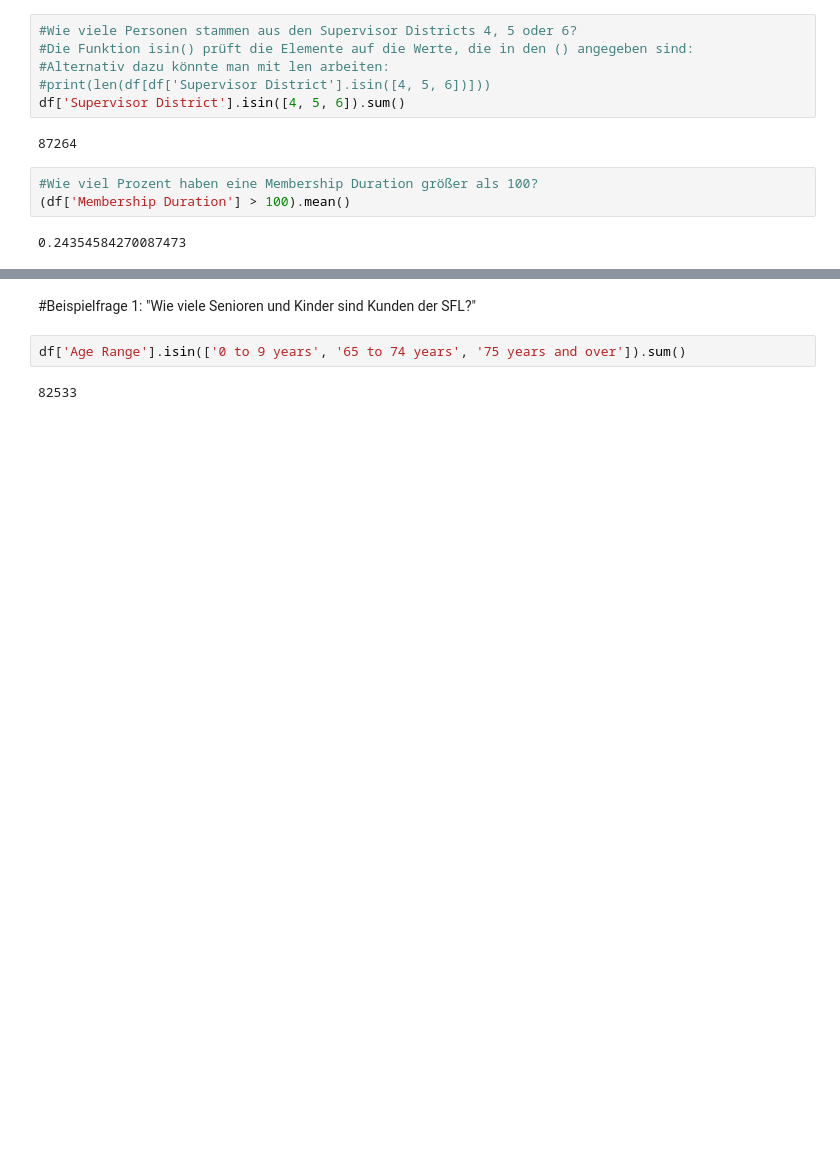
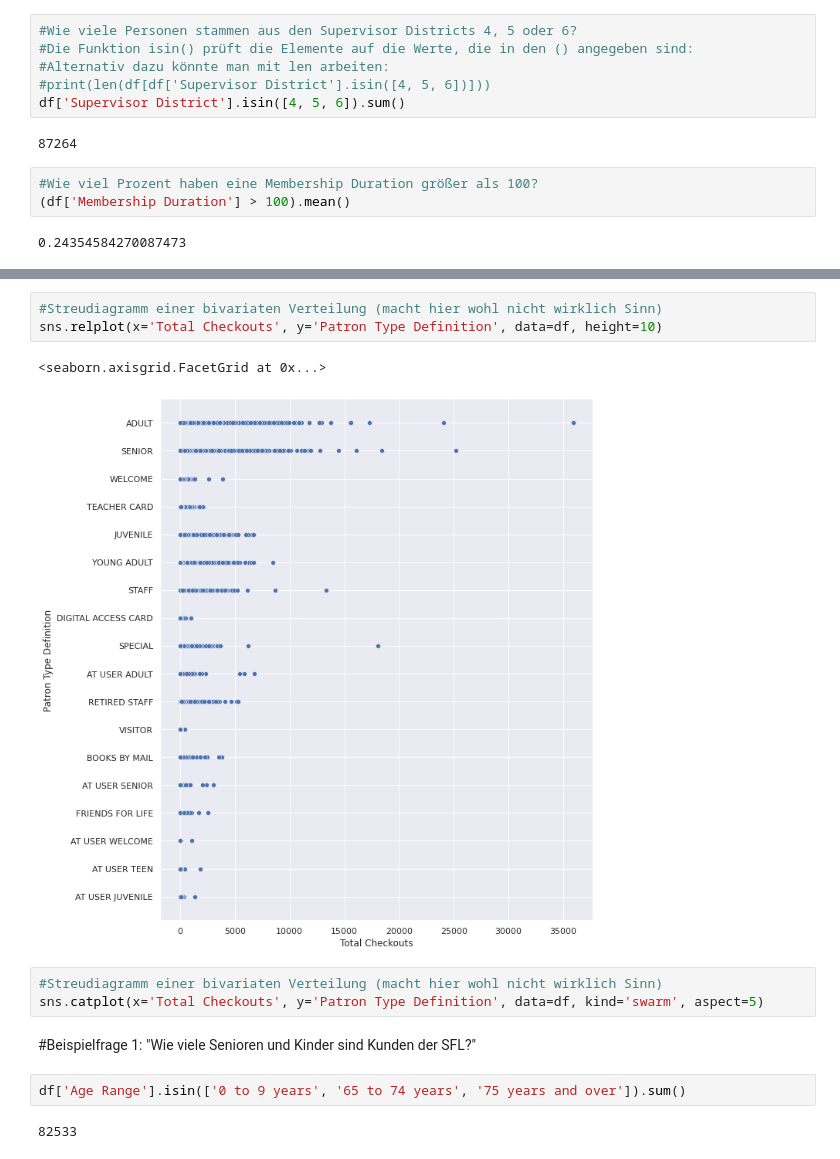
Before and after one commit to Daniela-Mayer/2020-11-30-Data_Librarian_Daniela_Mayer, a Jupyter notebook: Modul_3/notebooks/Kap. 3.0 - Projektaufgabe.ipynb, the cells around one changed output, grey strips where cells are left out. Cells and saved outputs as stored; diff of their text form; blank space fills up the shorter version.

```diff
--- a/Modul_3/notebooks/Kap. 3.0 - Projektaufgabe.ipynb
+++ b/Modul_3/notebooks/Kap. 3.0 - Projektaufgabe.ipynb
@@ -85,3 +132,12 @@ Name: Age Range, dtype: int64
+# %%
+#Streudiagramm einer bivariaten Verteilung (macht hier wohl nicht wirklich Sinn)
+sns.relplot(x='Total Checkouts', y='Patron Type Definition', data=df, height=10)
+# %% [output]
+<seaborn.axisgrid.FacetGrid at 0x...>
+[figure, added]
+# %%
+#Streudiagramm einer bivariaten Verteilung (macht hier wohl nicht wirklich Sinn)
+sns.catplot(x='Total Checkouts', y='Patron Type Definition', data=df, kind='swarm', aspect=5)
 # %% [markdown]
 #Beispielfrage 1: "Wie viele Senioren und Kinder sind Kunden der SFL?"
 # %%
```
Also changed, not shown: parts of 8 cells of this notebook.
